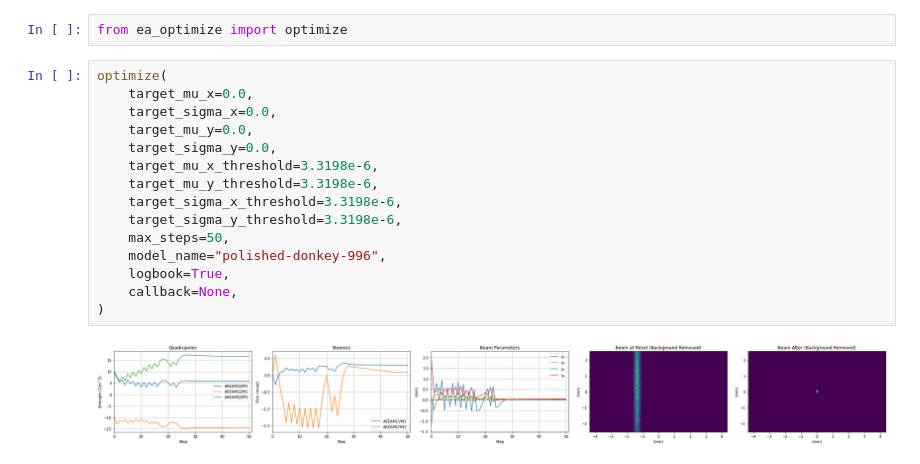
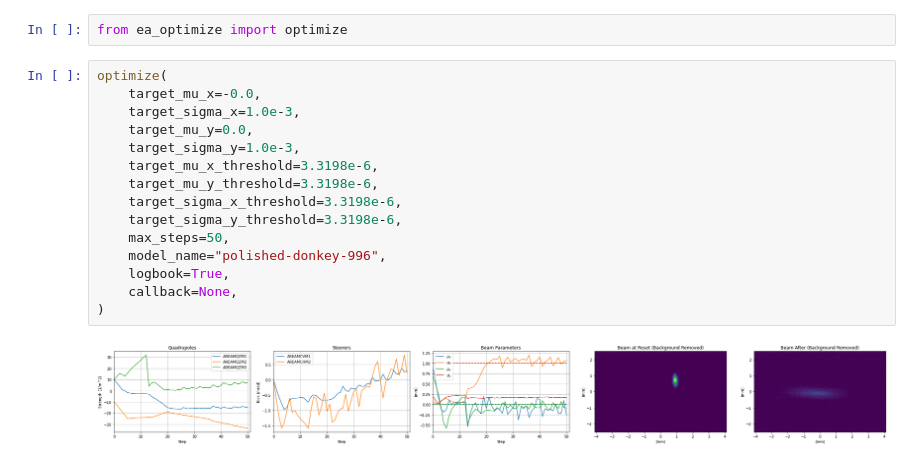
Before and after one commit to desy-ml/rl-vs-bo, a Jupyter notebook: test_optimize.ipynb, the cells around one changed output. Saved outputs shown, nothing was run; the diff lists cells and outputs as text.

```diff
--- a/test_optimize.ipynb
+++ b/test_optimize.ipynb
@@ -2,18 +2,18 @@
 from ea_optimize import optimize
 # %%
 optimize(
-    target_mu_x=0.0,
-    target_sigma_x=0.0,
+    target_mu_x=-0.0,
+    target_sigma_x=1.0e-3,
     target_mu_y=0.0,
-    target_sigma_y=0.0,
+    target_sigma_y=1.0e-3,
     target_mu_x_threshold=3.3198e-6,
     target_mu_y_threshold=3.3198e-6,
     target_sigma_x_threshold=3.3198e-6,
     target_sigma_y_threshold=3.3198e-6,
     max_steps=50,
     model_name="polished-donkey-996",
     logbook=True,
     callback=None,
 )
 # %% [output]
-[figure, old version]
+[figure, new version]
```
Also changed, not shown: 1 other file.
